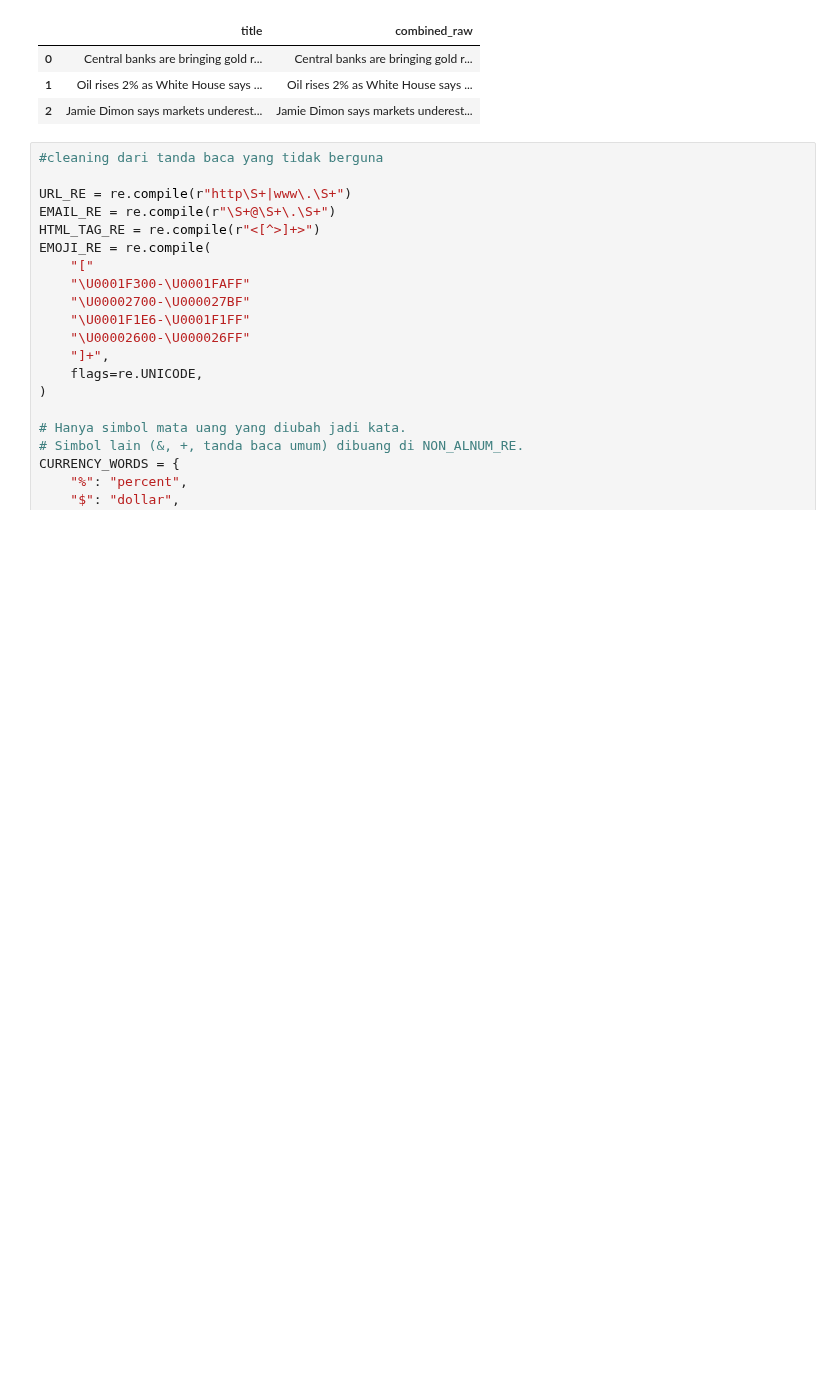
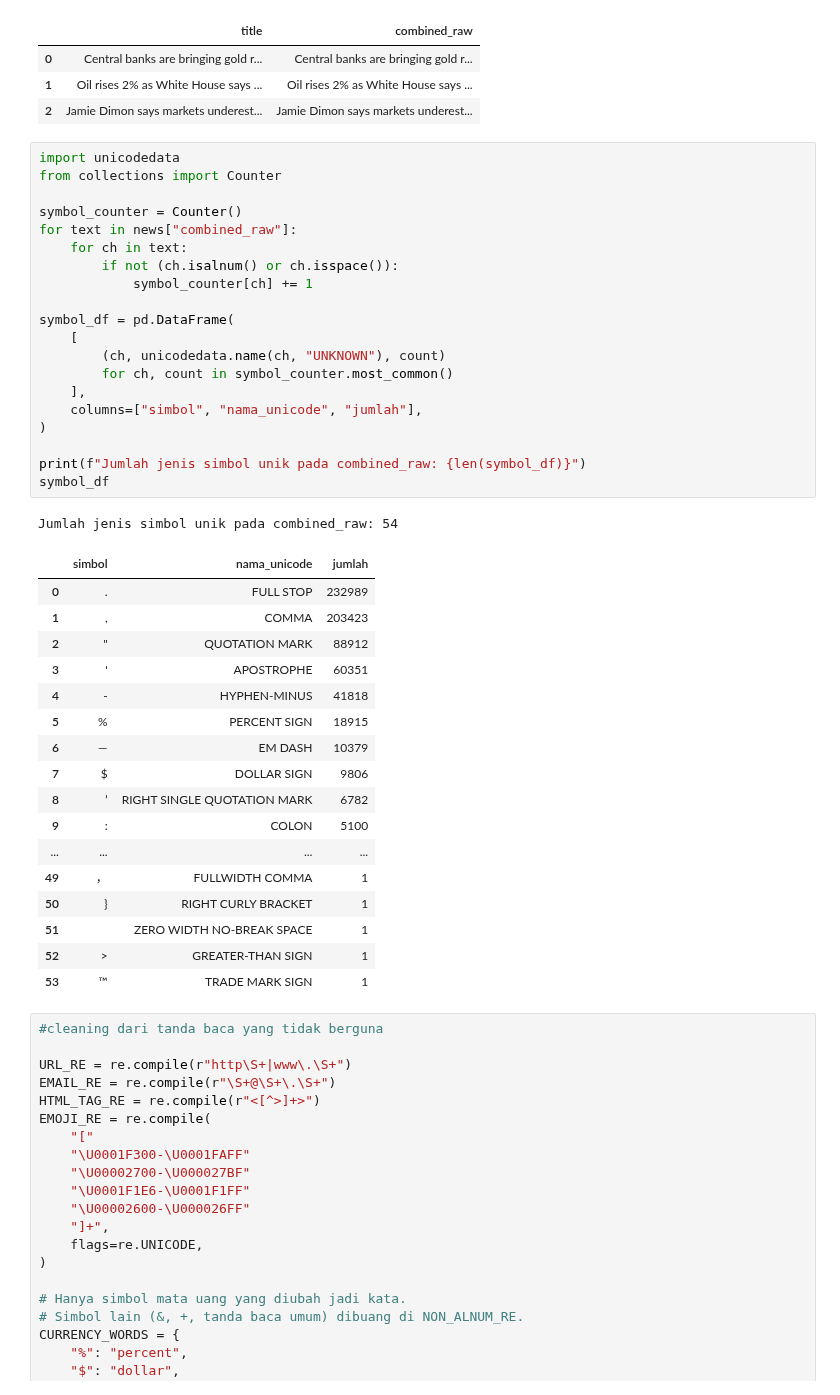
Before and after one commit to farsyaant/nlpproject-grestercinta, a Jupyter notebook: src/final.ipynb, the cells around one changed output. Saved outputs shown, nothing was run; the diff lists cells and outputs as text; blank space fills up the shorter version.

Commit message:
Add BI data cleaning

```diff
--- a/src/final.ipynb
+++ b/src/final.ipynb
@@ -280,6 +280,45 @@ Jumlah baris: 4336
 | 0 | Central banks are bringing gold r... | Central banks are bringing gold r... |
 | 1 | Oil rises 2% as White House says ... | Oil rises 2% as White House says ... |
 | 2 | Jamie Dimon says markets underest... | Jamie Dimon says markets underest... |
+# %%
+import unicodedata
+from collections import Counter
+
+symbol_counter = Counter()
+for text in news["combined_raw"]:
+    for ch in text:
+        if not (ch.isalnum() or ch.isspace()):
+            symbol_counter[ch] += 1
+
+symbol_df = pd.DataFrame(
+    [
+        (ch, unicodedata.name(ch, "UNKNOWN"), count)
+        for ch, count in symbol_counter.most_common()
+    ],
+    columns=["simbol", "nama_unicode", "jumlah"],
+)
+
+print(f"Jumlah jenis simbol unik pada combined_raw: {len(symbol_df)}")
+symbol_df
+# %% [output]
+Jumlah jenis simbol unik pada combined_raw: 54
+|  | simbol | nama_unicode | jumlah |
+| 0 | . | FULL STOP | 232989 |
+| 1 | , | COMMA | 203423 |
+| 2 | " | QUOTATION MARK | 88912 |
+| 3 | ' | APOSTROPHE | 60351 |
+| 4 | - | HYPHEN-MINUS | 41818 |
+| 5 | % | PERCENT SIGN | 18915 |
+| 6 | — | EM DASH | 10379 |
+| 7 | $ | DOLLAR SIGN | 9806 |
+| 8 | ’ | RIGHT SINGLE QUOTATION MARK | 6782 |
+| 9 | : | COLON | 5100 |
+| ... | ... | ... | ... |
+| 49 | ， | FULLWIDTH COMMA | 1 |
+| 50 | } | RIGHT CURLY BRACKET | 1 |
+| 51 | ﻿ | ZERO WIDTH NO-BREAK SPACE | 1 |
+| 52 | > | GREATER-THAN SIGN | 1 |
+| 53 | ™ | TRADE MARK SIGN | 1 |
 # %%
 #cleaning dari tanda baca yang tidak berguna
 
```
Also changed, not shown: parts of 7 cells of this notebook.
